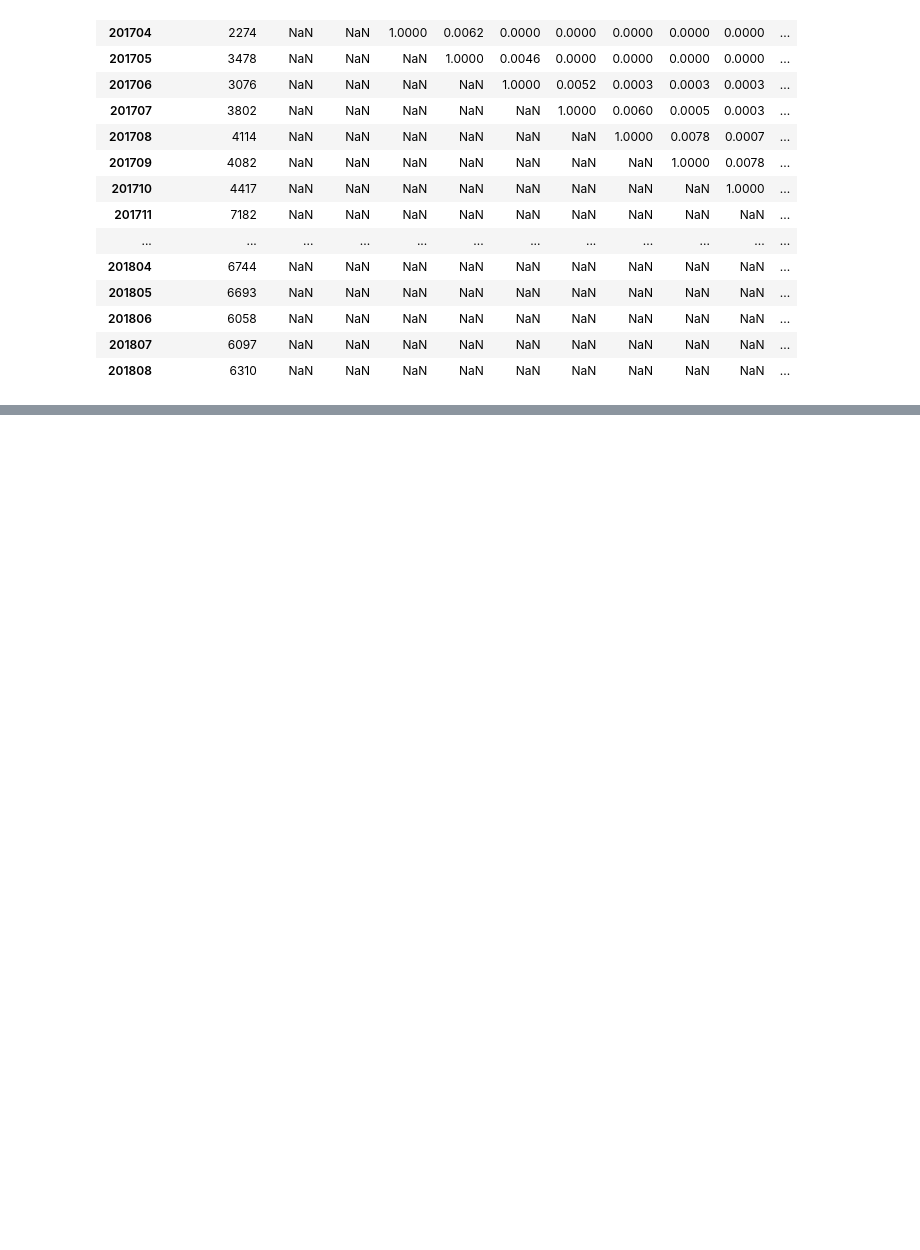
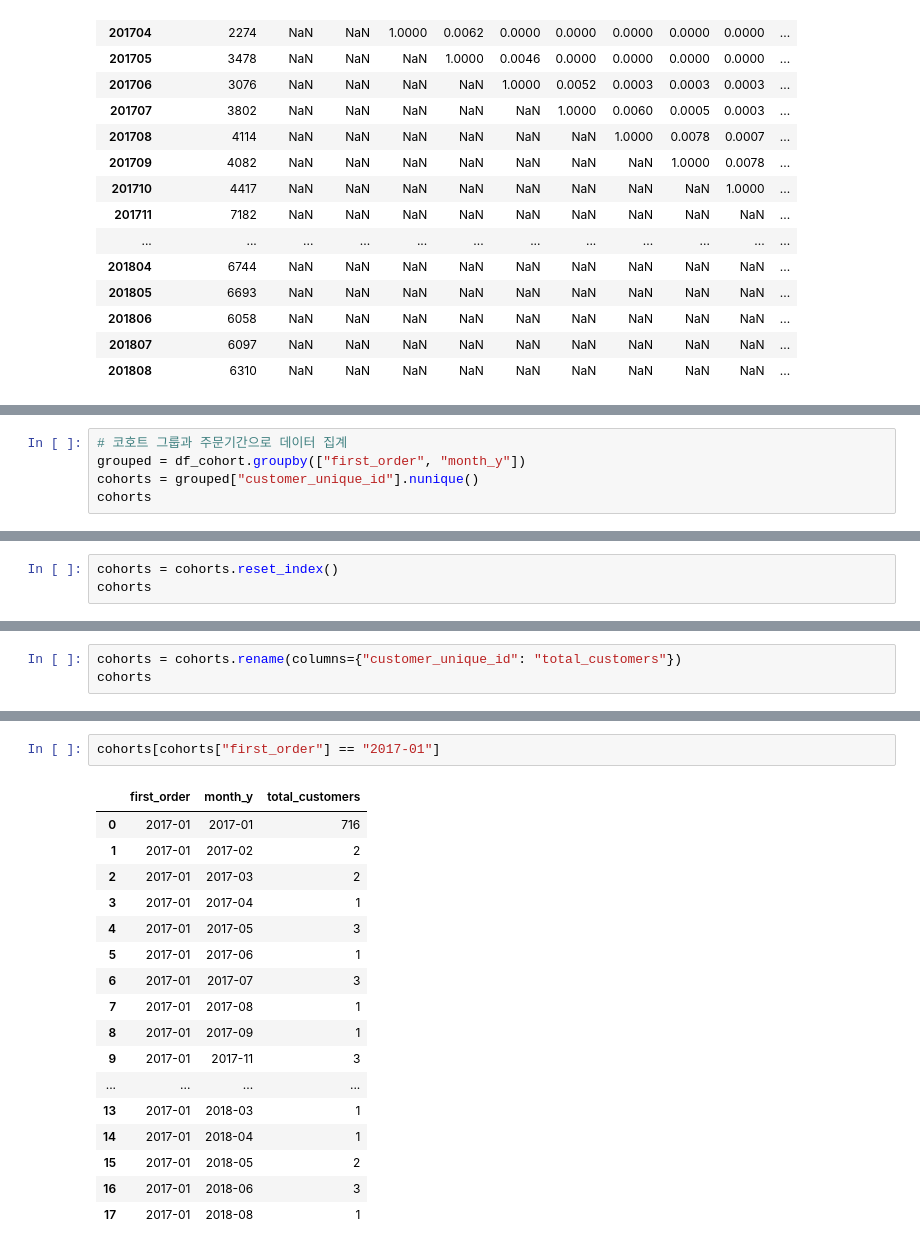
Before and after one commit to hyunjun33/Funnel_Analysis, a Jupyter notebook: Olist/Olist_Customer_Analysis.ipynb, the cells around one changed output, grey strips where cells are left out. Drawn from its saved outputs; the diff is of its cells as text; blank space fills up the shorter version.

```diff
--- a/Olist/Olist_Customer_Analysis.ipynb
+++ b/Olist/Olist_Customer_Analysis.ipynb
@@ -687,0 +681,5 @@ tmp.query("customer_unique_id == '0000366f3b9a7992bf8c76cfdf3221e2'")
+# %%
+# 코호트 그룹과 주문기간으로 데이터 집계
+grouped = df_cohort.groupby(["first_order", "month_y"])
+cohorts = grouped["customer_unique_id"].nunique()
+cohorts
@@ -687,0 +700,3 @@ tmp.query("customer_unique_id == '0000366f3b9a7992bf8c76cfdf3221e2'")
+# %%
+cohorts = cohorts.reset_index()
+cohorts
@@ -687,0 +717,3 @@ tmp.query("customer_unique_id == '0000366f3b9a7992bf8c76cfdf3221e2'")
+# %%
+cohorts = cohorts.rename(columns={"customer_unique_id": "total_customers"})
+cohorts
@@ -687,0 +755,20 @@ tmp.query("customer_unique_id == '0000366f3b9a7992bf8c76cfdf3221e2'")
+# %%
+cohorts[cohorts["first_order"] == "2017-01"]
+# %% [output]
+|  | first_order | month_y | total_customers |
+| 0 | 2017-01 | 2017-01 | 716 |
+| 1 | 2017-01 | 2017-02 | 2 |
+| 2 | 2017-01 | 2017-03 | 2 |
+| 3 | 2017-01 | 2017-04 | 1 |
+| 4 | 2017-01 | 2017-05 | 3 |
+| 5 | 2017-01 | 2017-06 | 1 |
+| 6 | 2017-01 | 2017-07 | 3 |
+| 7 | 2017-01 | 2017-08 | 1 |
+| 8 | 2017-01 | 2017-09 | 1 |
+| 9 | 2017-01 | 2017-11 | 3 |
+| ... | ... | ... | ... |
+| 13 | 2017-01 | 2018-03 | 1 |
+| 14 | 2017-01 | 2018-04 | 1 |
+| 15 | 2017-01 | 2018-05 | 2 |
+| 16 | 2017-01 | 2018-06 | 3 |
+| 17 | 2017-01 | 2018-08 | 1 |
```
Also changed, not shown: parts of 19 cells of this notebook.
